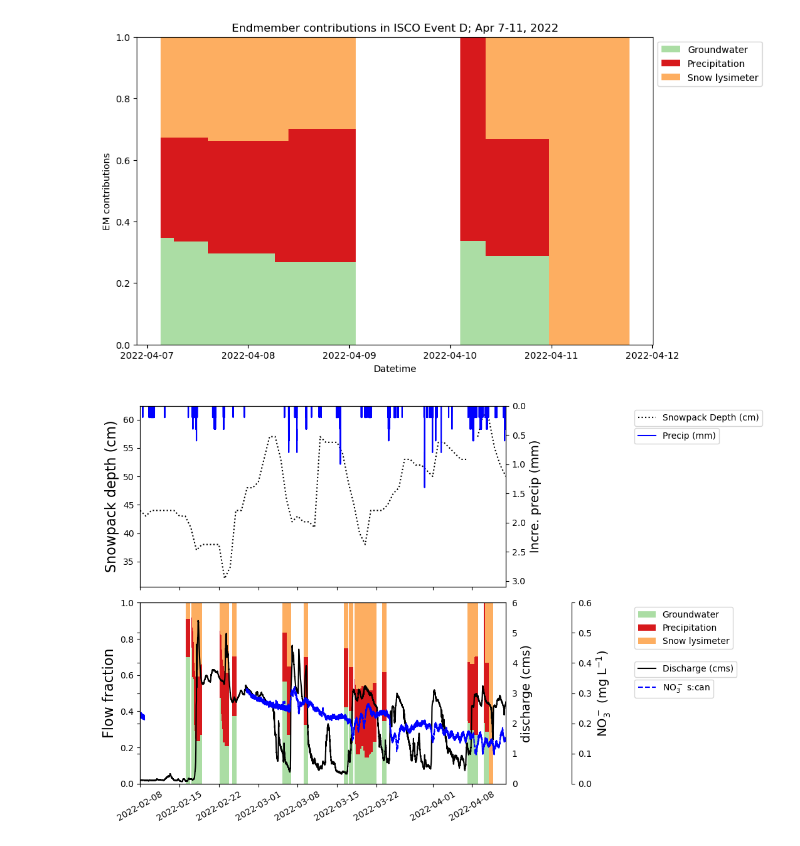
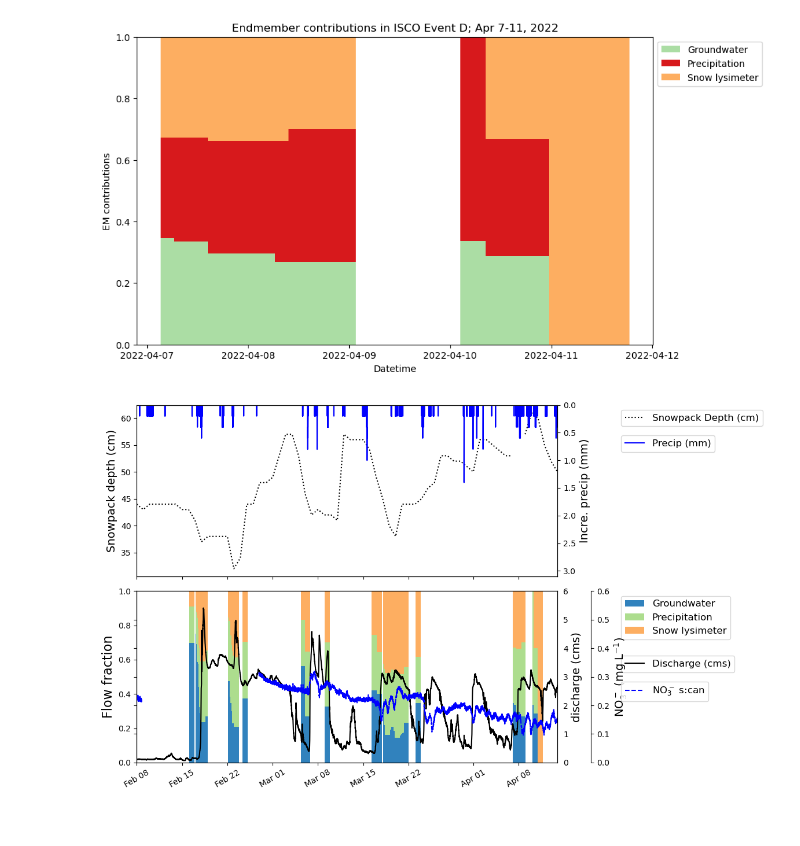
Before and after one commit to MeganEDuffy/EMMA, a Jupyter notebook: EMMA/Wade_2022_ISCO_EMMA.ipynb, the cells around one changed output. Saved outputs shown, nothing was run; the diff lists cells and outputs as text; code cells hidden in the pictures.

Commit message:
replotted wade 2022 emmas for lcbp report revisions

```diff
--- a/EMMA/Wade_2022_ISCO_EMMA.ipynb
+++ b/EMMA/Wade_2022_ISCO_EMMA.ipynb
@@ -230,6 +230,7 @@ from sklearn.decomposition import PCA
 from sklearn.preprocessing import StandardScaler
 from scipy.optimize import minimize
 import matplotlib.pyplot as plt
+import matplotlib.dates as mdates
 
 # Load streamflow data from the CSV file
 streamflow_data = pd.read_csv("data/newrnet-chemistry/Data_for_EMMA_2022_timeseries_WB_MED.csv")
@@ -337,7 +338,7 @@ event1_df.reset_index(inplace=True)
 event1_df.set_index('Datetime', inplace=True)
 
 # Define colors for each endmember
-colors = {'Groundwater': '#abdda4', 'Precipitation': '#d7191c', 'Snow lysimeter': '#fdae61'}
+colors = {'Groundwater': '#3182bd', 'Precipitation': '#addd8e', 'Snow lysimeter': '#fdae61'}
 
 # Plot stacked bar chart
 #fig, ax1 = plt.subplots(figsize=(14, 6))
@@ -392,7 +393,7 @@ precip_event = met_data[(met_data['datetime'] >= start) & (met_data['datetime']
 
 # Plot snowpack data on the primary y-axis
 ax1.plot(snowpack_event['datetime'], snowpack_event['SNWD'], color='black', label='Snowpack Depth (cm)', linestyle=':')
-ax1.set_ylabel('Snowpack depth (cm)', color='black', fontsize = 16)
+ax1.set_ylabel('Snowpack depth (cm)', color='black', fontsize = 14)
 #ax1.set_ylim([0, 35])
 ax1.tick_params(axis='y', labelcolor='black')
 
@@ -403,12 +404,12 @@ ax1_secondary.invert_yaxis()
 ax1_secondary.set_ylim([3.1, 0])
 ax1_secondary.set_ylabel('Incre. precip (mm)', color='black', fontsize = 14)
 ax1_secondary.tick_params(axis='y', labelcolor='black')
-ax1_secondary.legend(loc='upper left', bbox_to_anchor=(1.34, 0.9))
+ax1_secondary.legend(loc='upper left', fontsize=12, bbox_to_anchor=(1.14, 0.85))
 
 # Set labels and legend
 #ax1.set_title(f'Snowpack depth and rainfall during {event_name}')
 ax1.set_title('', fontsize = 16)
-ax1.legend(loc='upper left', bbox_to_anchor=(1.34, 1))
+ax1.legend(loc='upper left', fontsize=12, bbox_to_anchor=(1.14, 1))
 
 ### Bottom subplot: Flow fractions ###
 
@@ -419,35 +420,51 @@ for column, color in colors.items():
         bottom = event1_df[column].values
     else:
         bottom += event1_df[column].values
 
 #ax2.set_xlabel('Datetime')
 ax2.set_xlabel('')
 ax2.set_ylabel('Flow fraction', fontsize=16)
 ax2.set_xlim([start, end])
-ax2.legend(loc='upper left', bbox_to_anchor=(1.34, 1))
+ax2.legend(loc='upper left', fontsize=12, bbox_to_anchor=(1.14, 1))
 #ax2.set_title(f'Fractional endmember contributions during {event_name}')
 ax2.tick_params(axis='x', rotation=30)
 
 # Secondary y-axis for discharge and nitrate
 ax2_secondary = ax2.twinx()
 ax2_secondary.plot(scan_data['datetime'], scan_data['q_cms_wb'], color='black', label='Discharge (cms)', linestyle='-')
 ax2_secondary.set_ylabel('discharge (cms)', color='black', fontsize = 14)
 ax2_secondary.set_ylim(0,6)
-ax2_secondary.legend(loc='upper left', bbox_to_anchor=(1.34, 0.7))
+ax2_secondary.legend(loc='upper left', fontsize=12, bbox_to_anchor=(1.14, 0.65))
 
 # Tertiary y-axis for nitrate
 ax2_tertiary = ax2_secondary.twinx()
-ax2_tertiary.spines.right.set_position(("axes", 1.18))
+ax2_tertiary.spines.right.set_position(("axes", 1.08))
 ax2_tertiary.plot(scan_data['datetime'], scan_data['NO3'], color='blue', label='NO$_3^-$ s:can', linestyle='--')
 ax2_tertiary.set_ylabel('NO$_3^-$ (mg L$^{-1}$)', color='black', fontsize = 14)
 ax2_tertiary.set_ylim(0,0.6)
-ax2_tertiary.legend(loc='upper left', bbox_to_anchor=(1.34, 0.6))
+ax2_tertiary.legend(loc='upper left', fontsize=12, bbox_to_anchor=(1.14, 0.5))
 
 # Fix secondary y-axis tick alignment after creating the tertiary axis
 ax2_secondary.tick_params(axis='y', labelright=True, labelleft=False)
 
+# Define the formatter
+date_fmt = mdates.DateFormatter('%b %d')  # e.g., 'Feb 09'
+
+# Apply to all x-axes
+for ax in [ax1, ax2]:
+        ax.xaxis.set_major_formatter(date_fmt)
+
+output_dir = "output"
+filename = "Wade_EMMA_2022.jpg"
+
+# Join directory and filename
+output_path = os.path.join(output_dir, filename)
+
+# Save the figure with all legends
+fig.savefig(output_path, dpi=300, bbox_inches='tight')  # <-- this includes off-plot legends
+
 # Final adjustments and show plot
 plt.tight_layout()
 plt.show()
 # %% [output]
-[figure, old version]
+[figure, new version]
```
Also changed, not shown: parts of 1 cell of this notebook, 2 other files.
